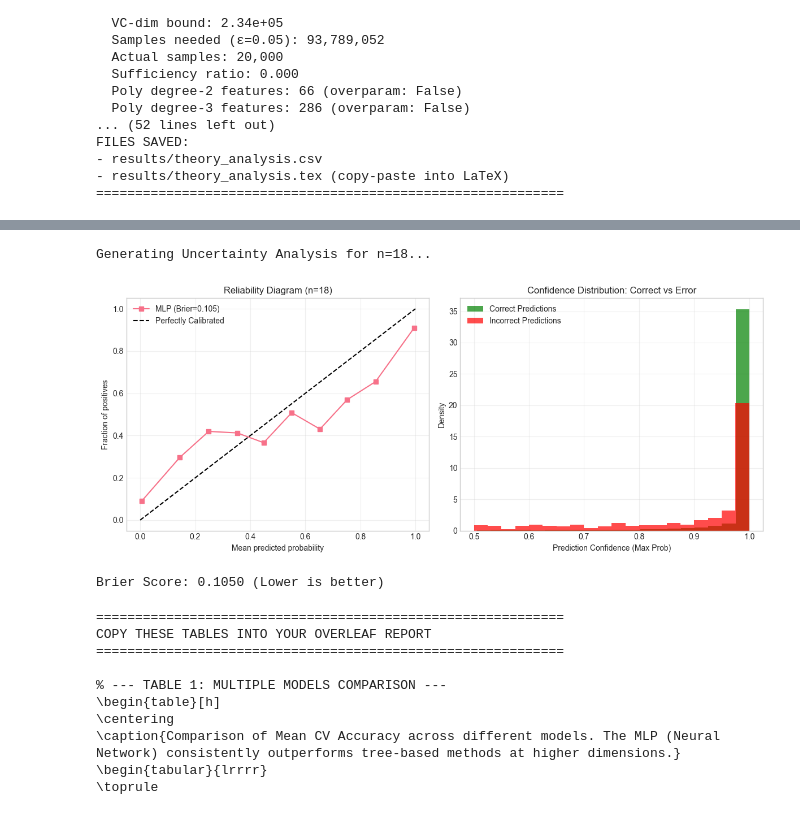
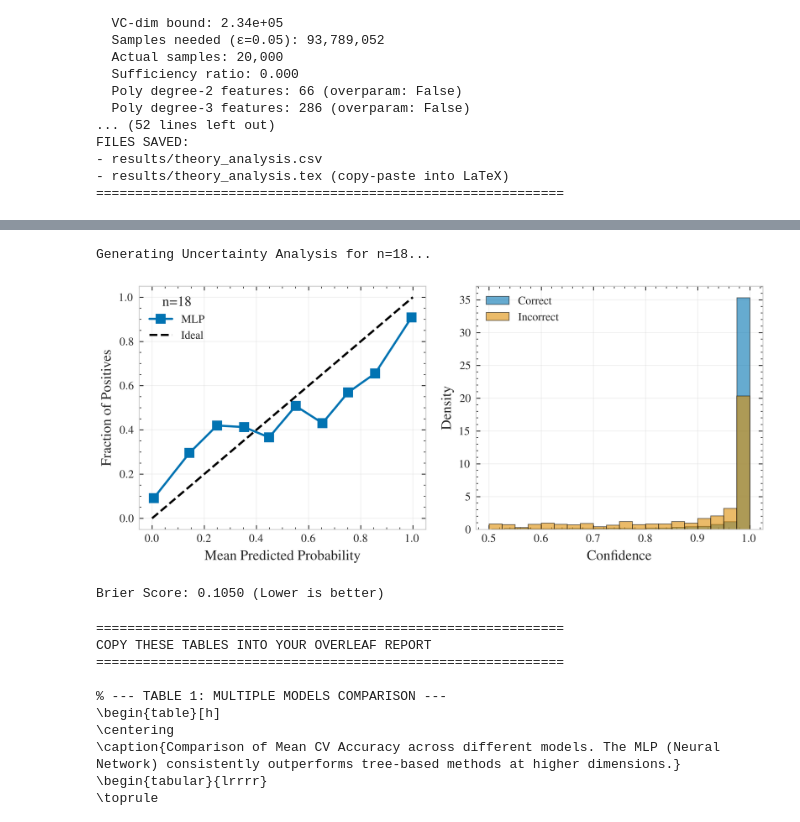
Before and after one commit to thekhananas/kryptonite_2_ak7025, a Jupyter notebook: AnasKhan_MML_Coursework_ak7025.ipynb, the cells around one changed output, grey strips where cells are left out. Cells and saved outputs as stored; diff of their text form; code cells hidden in the pictures.

```diff
--- a/AnasKhan_MML_Coursework_ak7025.ipynb
+++ b/AnasKhan_MML_Coursework_ak7025.ipynb
@@ -23,6 +26,10 @@ plt.style.use('science')
 
 #plt.style.use('seaborn-v0_8-whitegrid')
 sns.set_palette("husl")
+# %%
+# Set style for academic papers
+plt.style.use(['science', 'ieee'])
+sns.set_palette("colorblind")
 # %%
 def load_and_analyze_dataset(n):
     """this loads the dataset and provides basic analysis of the provided data"""
@@ -1205,7 +1326,7 @@ from sklearn.metrics import brier_score_loss
 def analyze_uncertainty_calibration(n=18): # Using n=18 for speed/balance
     print(f"Generating Uncertainty Analysis for n={n}...")
 
-    # 1. Load and Split (Same random_state as before to ensure validity)
+
     X = np.load(f'Datasets/kryptonite-{n}-X.npy')
     y = np.load(f'Datasets/kryptonite-{n}-y.npy').astype(int)
 
@@ -1216,12 +1337,12 @@ def analyze_uncertainty_calibration(n=18): # Using n=18 for speed/balance
         X_temp, y_temp, test_size=0.5, random_state=42, stratify=y_temp
     )
 
-    # 2. Scale
+
     scaler = StandardScaler()
     X_train_scaled = scaler.fit_transform(X_train)
     X_val_scaled = scaler.transform(X_val)
 
-    # 3. Train the model (using your best arch for n=18 from your summary)
+    # Train the model (using your best arch for n=18 from your summary)
     # n=18 Arch was (1024, 512, 256, 128)
     model = MLPClassifier(
         hidden_layer_sizes=(1024, 512, 256, 128),
@@ -1229,50 +1350,55 @@ def analyze_uncertainty_calibration(n=18): # Using n=18 for speed/balance
         max_iter=1000, random_state=42
     )
     model.fit(X_train_scaled, y_train)
 
     # 4. Get Probabilities (The "Uncertainty" part)
     prob_pos = model.predict_proba(X_val_scaled)[:, 1]
 
     # 5. Calculate Metrics
     fraction_of_positives, mean_predicted_value = calibration_curve(y_val, prob_pos, n_bins=10)
     clf_brier_score = brier_score_loss(y_val, prob_pos)
 
-    # 6. Plotting
-    fig, (ax1, ax2) = plt.subplots(1, 2, figsize=(12, 5))
 
-    # Plot 1: Calibration Curve
-    ax1.plot(mean_predicted_value, fraction_of_positives, "s-", label=f'MLP (Brier={clf_brier_score:.3f})')
-    ax1.plot([0, 1], [0, 1], "k--", label="Perfectly Calibrated")
-    ax1.set_ylabel("Fraction of positives")
-    ax1.set_xlabel("Mean predicted probability")
-    ax1.set_title(f"Reliability Diagram (n={n})")
-    ax1.legend()
+    # PLOTTING
+    # Width 6.75, Height 3.0 (Shorter, wide figure)
+    fig, (ax1, ax2) = plt.subplots(1, 2, figsize=(6.75, 3.0))
+
+    # Plot 1: Calibration
+    ax1.plot(mean_predicted_value, fraction_of_positives, "s-", label=f'MLP')
+    ax1.plot([0, 1], [0, 1], "k--", label="Ideal")
+    ax1.set_ylabel("Fraction of Positives")
+    ax1.set_xlabel("Mean Predicted Probability")
+    # RUBRIC FIX: Title removed, put n=18 in legend or caption
+    ax1.legend(title=f'n={n}', fontsize=8)
     ax1.grid(True, alpha=0.3)
 
-    # Plot 2: Confidence Histogram (Correct vs Incorrect)
+    # Plot 2: Confidence Histograms
     preds = (prob_pos > 0.5).astype(int)
     correct_mask = preds == y_val
     confidences = np.max(model.predict_proba(X_val_scaled), axis=1)
 
-    ax2.hist(confidences[correct_mask], bins=20, alpha=0.7, color='green', label='Correct Predictions', density=True)
-    ax2.hist(confidences[~correct_mask], bins=20, alpha=0.7, color='red', label='Incorrect Predictions', density=True)
-    ax2.set_xlabel("Prediction Confidence (Max Prob)")
+    # Use distinct colors with transparency
+    ax2.hist(confidences[correct_mask], bins=20, alpha=0.6,
+             label='Correct', density=True, edgecolor='black', linewidth=0.5)
+    ax2.hist(confidences[~correct_mask], bins=20, alpha=0.6,
+             label='Incorrect', density=True, edgecolor='black', linewidth=0.5)
+
+    ax2.set_xlabel("Confidence")
     ax2.set_ylabel("Density")
-    ax2.set_title("Confidence Distribution: Correct vs Error")
-    ax2.legend()
+    ax2.legend(fontsize=8)
     ax2.grid(True, alpha=0.3)
 
     plt.tight_layout()
-    plt.savefig('figures/uncertainty_analysis.png', dpi=300)
+    plt.savefig('figures/uncertainty_analysis.pdf', bbox_inches='tight')
     plt.show()
 
     print(f"Brier Score: {clf_brier_score:.4f} (Lower is better)")
 
 # Run it
 analyze_uncertainty_calibration(n=18)
 # %% [output]
 Generating Uncertainty Analysis for n=18...
-[figure, old version]
+[figure, new version]
 Brier Score: 0.1050 (Lower is better)
 # %%
 # this is to generate tables for report
```
Also changed, not shown: parts of 8 cells of this notebook.
